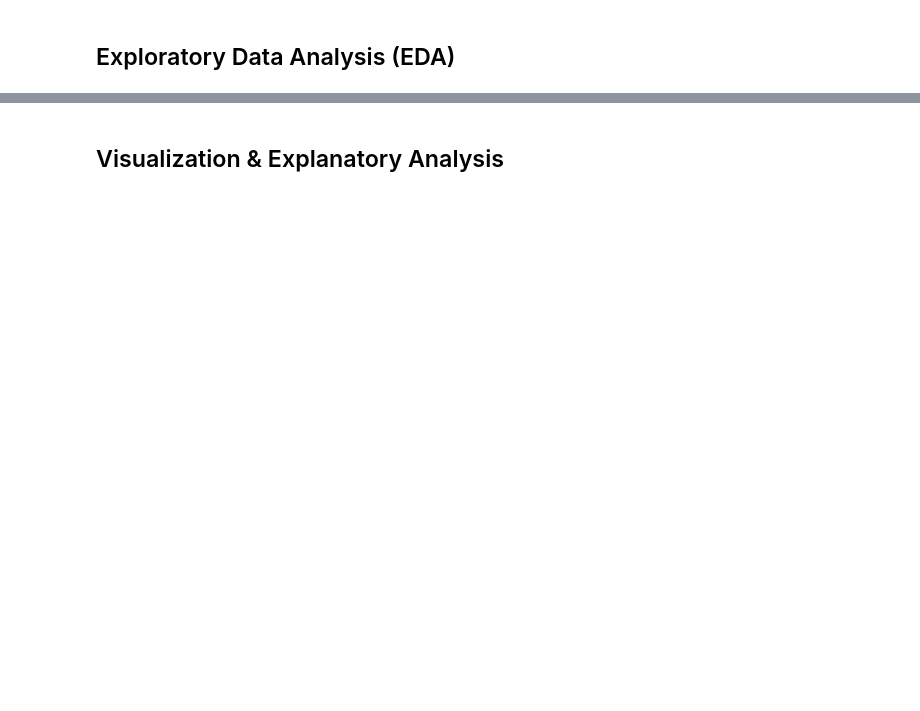
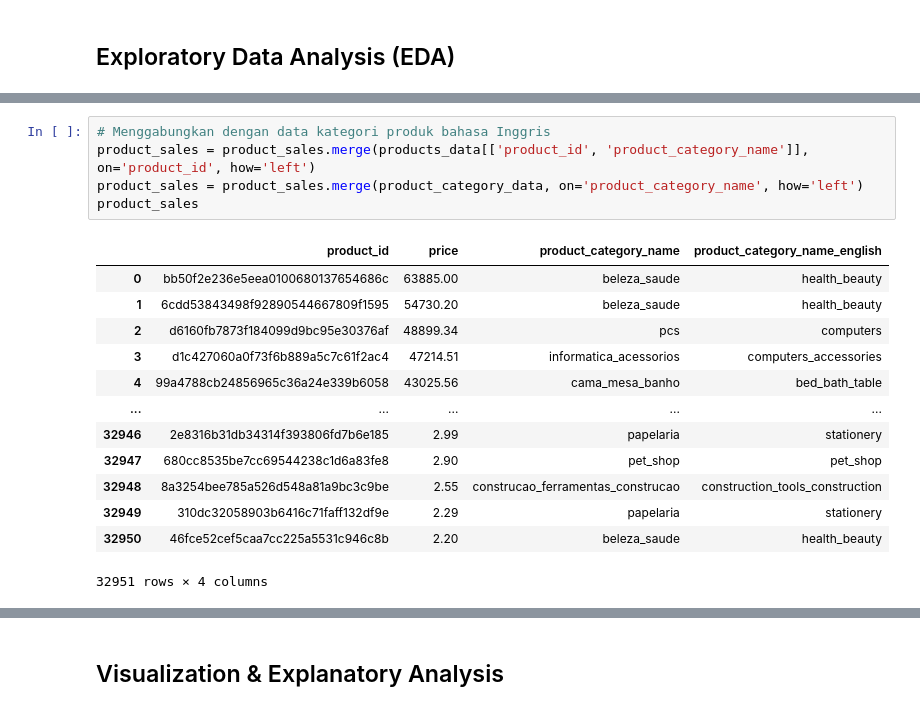
Before and after one commit to MukhlisMaulanaA/submission-dicoding, a Jupyter notebook: Proyek_Analisis_Data.ipynb, the cells around one changed output, grey strips where cells are left out. Saved outputs shown, nothing was run; the diff lists cells and outputs as text; blank space fills up the shorter version.

```diff
--- a/Proyek_Analisis_Data.ipynb
+++ b/Proyek_Analisis_Data.ipynb
@@ -267,0 +283,19 @@ orders_data_cleaned = orders_data.dropna()
+# %%
+# Menggabungkan dengan data kategori produk bahasa Inggris
+product_sales = product_sales.merge(products_data[['product_id', 'product_category_name']], on='product_id', how='left')
+product_sales = product_sales.merge(product_category_data, on='product_category_name', how='left')
+product_sales
+# %% [output]
+|  | product_id | price | product_category_name | product_category_name_english |
+| 0 | bb50f2e236e5eea0100680137654686c | 63885.00 | beleza_saude | health_beauty |
+| 1 | 6cdd53843498f92890544667809f1595 | 54730.20 | beleza_saude | health_beauty |
+| 2 | d6160fb7873f184099d9bc95e30376af | 48899.34 | pcs | computers |
+| 3 | d1c427060a0f73f6b889a5c7c61f2ac4 | 47214.51 | informatica_acessorios | computers_accessories |
+| 4 | 99a4788cb24856965c36a24e339b6058 | 43025.56 | cama_mesa_banho | bed_bath_table |
+| ... | ... | ... | ... | ... |
+| 32946 | 2e8316b31db34314f393806fd7b6e185 | 2.99 | papelaria | stationery |
+| 32947 | 680cc8535be7cc69544238c1d6a83fe8 | 2.90 | pet_shop | pet_shop |
+| 32948 | 8a3254bee785a526d548a81a9bc3c9be | 2.55 | construcao_ferramentas_construcao | construction_tools_construction |
+| 32949 | 310dc32058903b6416c71faff132df9e | 2.29 | papelaria | stationery |
+| 32950 | 46fce52cef5caa7cc225a5531c946c8b | 2.20 | beleza_saude | health_beauty |
+32951 rows × 4 columns
```
Also changed, not shown: parts of 19 cells of this notebook.
